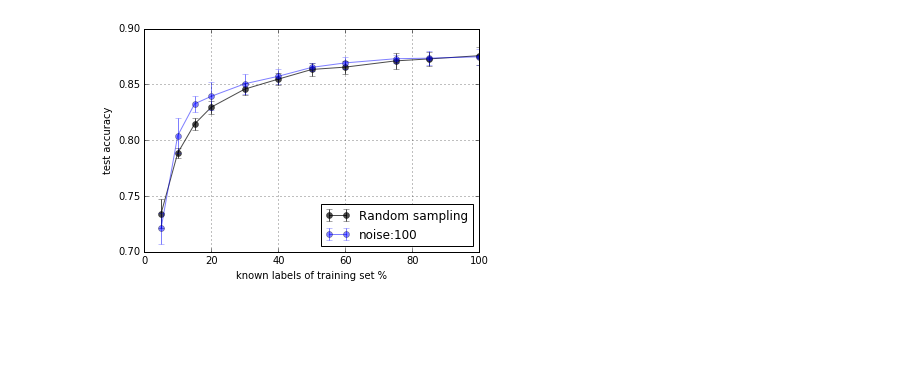
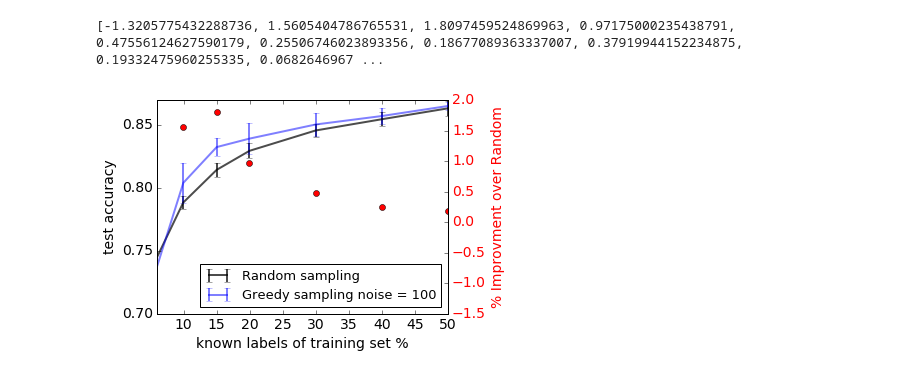
Before and after one commit to floregol/gcn, a Jupyter notebook: gcn/pickle/results_sampling_greedy_partition/Partition_greedy.ipynb, the cells around one changed output. Cells and saved outputs as stored; diff of their text form; code cells hidden in the pictures; blank space fills up the shorter version.

```diff
--- a/gcn/pickle/results_sampling_greedy_partition/Partition_greedy.ipynb
+++ b/gcn/pickle/results_sampling_greedy_partition/Partition_greedy.ipynb
@@ -124,7 +125,50 @@ plot("Greedy sampling, K sparsity = 10 ","Greedy_K10_sampling_partition.png",gre
-# %%
-plot("Greedy sampling, K sparsity = 10 ","Greedy_K10_sampling_partition.png",greedy_average[4:5],'noise')
-# %% [output]
-[figure, removed]
+# %%
+# def plotzoom(title, save_file,lines, label_name = None):
+#     plt.errorbar(random_ref_line[0],random_ref_line[1],yerr=random_ref_line[2],alpha = 0.7,color = 'k',label="Random sampling",fmt='-',linewidth=w)
+#     for line in lines:
+#         if label_name is not None:
+#             plt.errorbar(line[0],line[1],yerr=line[2],alpha = 0.5,label=label_name+":"+str(line[3][label_name]),fmt='-',linewidth=w)
+#         else:
+#             plt.errorbar(line[0],line[1],yerr=line[2],alpha = 0.5,fmt='-',linewidth=w)
+
+
+#     plt.xlabel('known labels of training set %')
+#     plt.ylabel('test accuracy')
+#     plt.axis((5,43,0.7,0.87))
+#     plt.legend(loc=4, prop={'size': 13})
+#     plt.grid(True)
+#     plt.savefig(os.path.join('../../report',save_file), bbox_inches="tight", dpi = 300)
+
+
+# plotzoom("Greedy sampling, K sparsity = 10 ","Zoom_Greedy_K10_sampling_partition.png",greedy_average[4:5],'noise')
+import numpy as np
+import matplotlib.pyplot as plt
+
+line = greedy_average[4:5][0]
+data2 = list(100*(np.array( np.array(line[1]) - random_ref_line[1])))
+print(data2)
+fig, ax1 = plt.subplots()
+
+color = 'k'
+ax1.set_xlabel('known labels of training set %')
+ax1.set_ylabel('test accuracy', color=color)
+ax1.errorbar(random_ref_line[0],random_ref_line[1],yerr=random_ref_line[2],alpha = 0.7,color = 'k',label="Random sampling",fmt='-',linewidth=w)
+ax1.errorbar(line[0],line[1],yerr=line[2],alpha = 0.5,color = 'b',label="Greedy sampling noise = 100",fmt='-',linewidth=w)
+ax1.legend(loc=4, prop={'size': 13})
+ax1.tick_params(axis='y', labelcolor=color)
+
+ax2 = ax1.twinx()  # instantiate a second axes that shares the same x-axis
+ax1.axis((6,50,0.7,0.87))
+color = 'r'
+ax2.set_ylabel('% Improvment over Random', color=color)  # we already handled the x-label with ax1
+ax2.plot(line[0], data2,'o', color=color)
+ax2.tick_params(axis='y', labelcolor=color)
+
+fig.tight_layout()  # otherwise the right y-label is slightly clipped
+plt.savefig(os.path.join('../../report',"Improv.png"), bbox_inches="tight", dpi = 300)
+# %% [output]
+[-1.3205775432288736, 1.5605404786765531, 1.8097459524869963, 0.97175000235438791, 0.47556124627590179, 0.25506746023893356, 0.18677089363337007, 0.37919944152234875, 0.19332475960255335, 0.0682646967 ...
+[figure, added]
 # %%
 plot("Greedy sampling, K sparsity = 10 ","Greedy_K10_sampling_partition.png",greedy_average[5:6],'noise')
 # %% [output]
```
Also changed, not shown: parts of 6 cells of this notebook, 39 other files.
